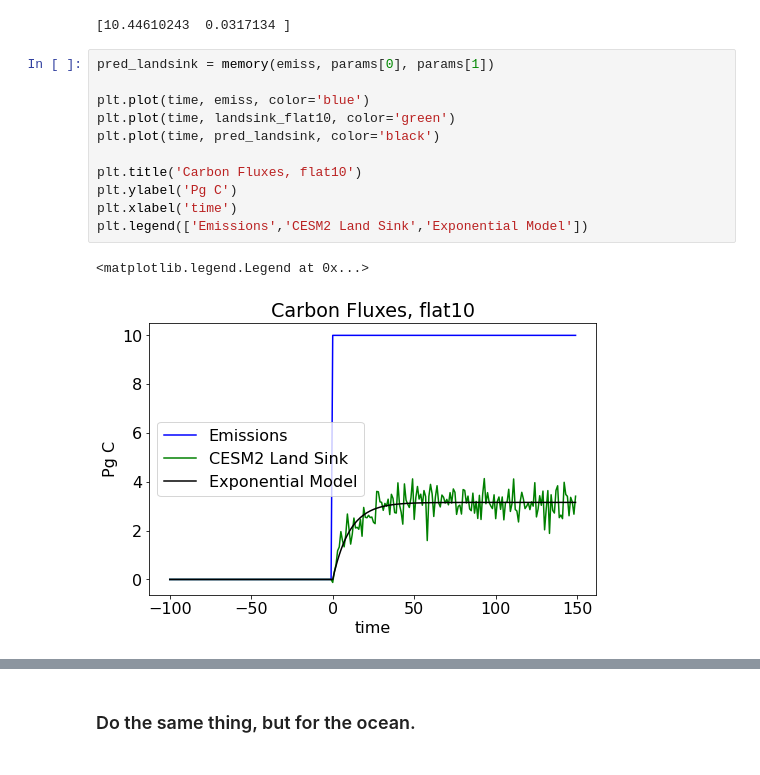
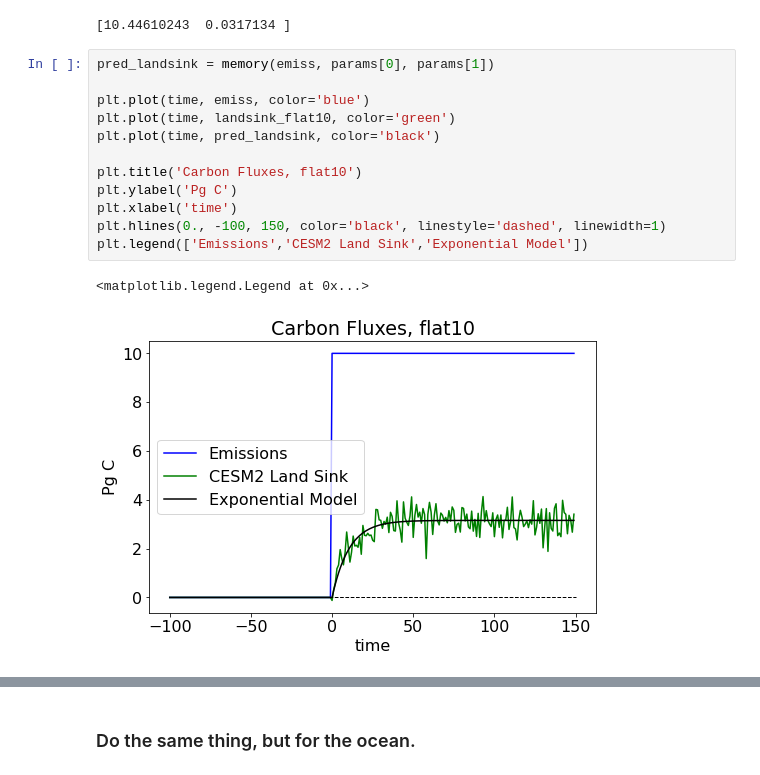
Before and after one commit to ckoven/flat10, a Jupyter notebook: flat10-analysis.ipynb, the cells around one changed output, grey strips where cells are left out. Saved outputs shown, nothing was run; the diff lists cells and outputs as text.

```diff
--- a/flat10-analysis.ipynb
+++ b/flat10-analysis.ipynb
@@ -233,15 +341,16 @@ print(params)
 # %%
 pred_landsink = memory(emiss, params[0], params[1])
 
 plt.plot(time, emiss, color='blue')
 plt.plot(time, landsink_flat10, color='green')
 plt.plot(time, pred_landsink, color='black')
 
 plt.title('Carbon Fluxes, flat10')
 plt.ylabel('Pg C')
 plt.xlabel('time')
+plt.hlines(0., -100, 150, color='black', linestyle='dashed', linewidth=1)
 plt.legend(['Emissions','CESM2 Land Sink','Exponential Model'])
 # %% [output]
 <matplotlib.legend.Legend at 0x...>
-[figure, old version]
+[figure, new version]
 # %%
```
Also changed, not shown: parts of 25 cells of this notebook.
